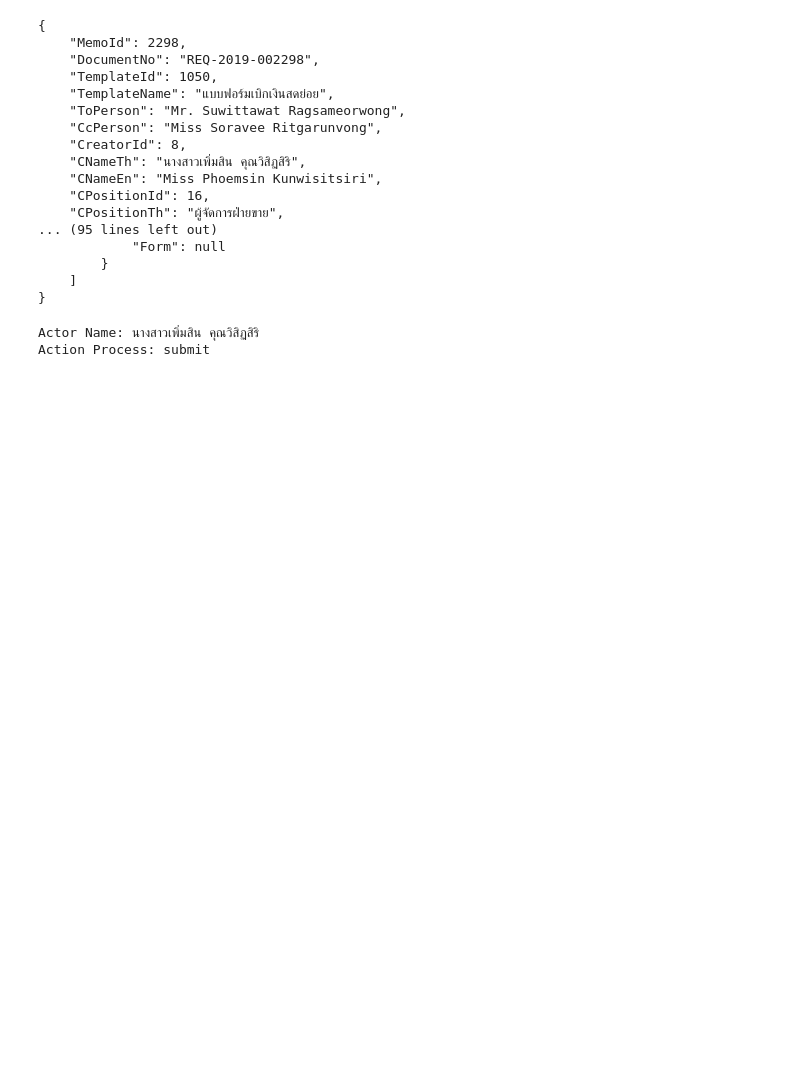
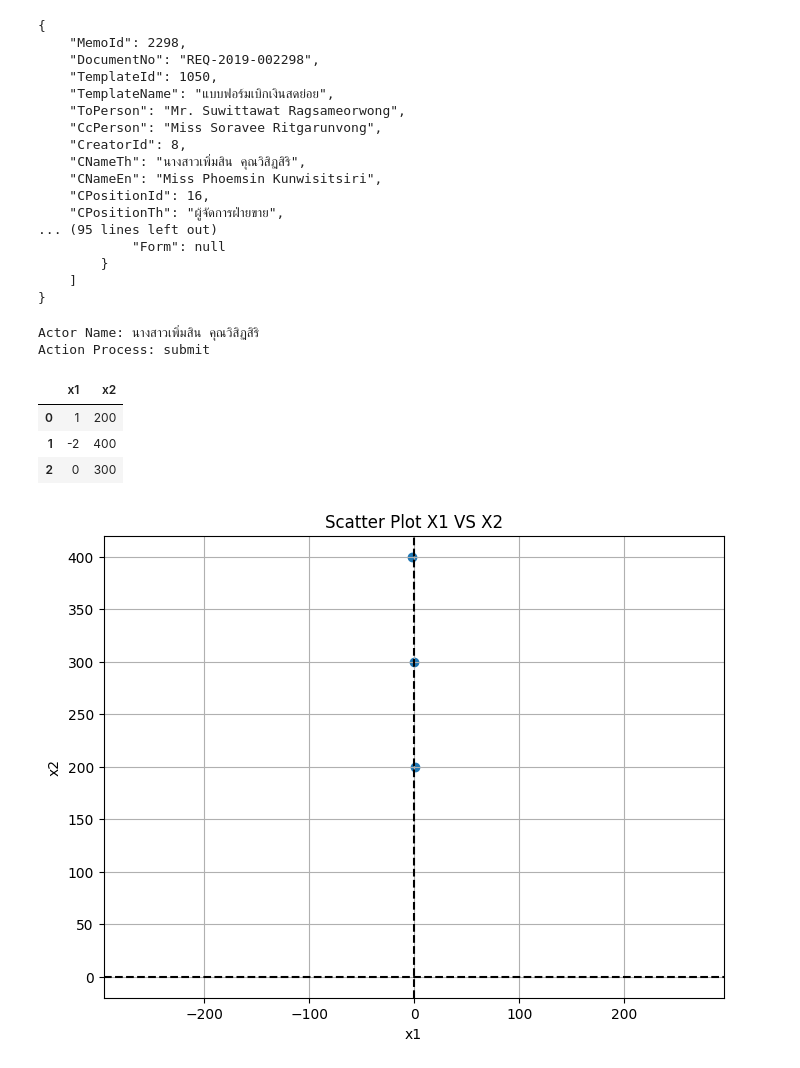
Before and after one commit to pennapha12/bsc_dpdm24, a Jupyter notebook: Chapter_2_Understanding_Data.ipynb, the cells around one changed output. Cells and saved outputs as stored; diff of their text form; code cells hidden in the pictures; blank space fills up the shorter version.

```diff
--- a/Chapter_2_Understanding_Data.ipynb
+++ b/Chapter_2_Understanding_Data.ipynb
@@ -301,3 +301,39 @@ else:
 # %% [output]
 Actor Name: นางสาวเพิ่มสิน คุณวิสิฏสิริ
 Action Process: submit
+# %%
+data = [[1,200],[-2,400],[0,300]]
+df = pd.DataFrame(data, columns=['x1', 'x2'])
+df
+# %% [output]
+|  | x1 | x2 |
+| 0 | 1 | 200 |
+| 1 | -2 | 400 |
+| 2 | 0 | 300 |
+# %%
+# prompt: draw scaterplot of the df add line origin เพิ่มเส้นแกน x=0 y=0
+
+import matplotlib.pyplot as plt
+import pandas as pd
+
+# Create the scatter plot
+plt.figure(figsize=(8, 6))  # Adjust figure size as needed
+plt.scatter(df['x1'], df['x2'])
+
+# Add lines for x=0 and y=0
+plt.axhline(0, color='black', linestyle='--')
+plt.axvline(0, color='black', linestyle='--')
+
+# Ensure the x and y scales are equal
+plt.axis('equal')
+
+# Set labels and title
+plt.xlabel('x1')
+plt.ylabel('x2')
+plt.title('Scatter Plot X1 VS X2')
+
+# Show the plot
+plt.grid(True) # add grid
+plt.show()
+# %% [output]
+[figure, added]
```
Also changed, not shown: parts of 5 cells of this notebook.
